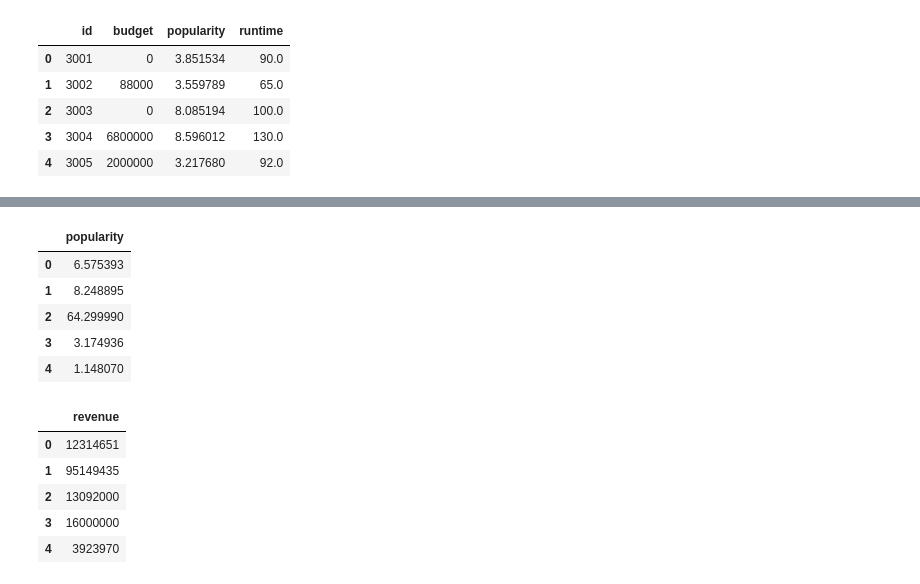
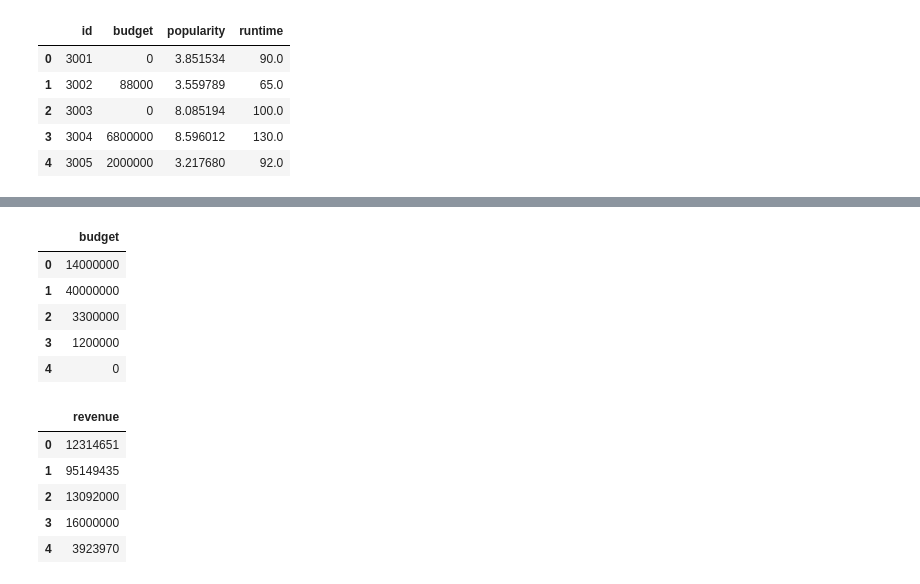
Before and after one commit to wagaojr/TrabalhoFinal-LingProg21.2, a Jupyter notebook: main.ipynb, the cells around one changed output, grey strips where cells are left out. Saved outputs shown, nothing was run; the diff lists cells and outputs as text; code cells hidden in the pictures.

```diff
--- a/main.ipynb
+++ b/main.ipynb
@@ -62,15 +71,15 @@ from sklearn.model_selection import train_test_split
 from sklearn.linear_model import LinearRegression
 from sklearn.metrics import mean_squared_error, mean_absolute_error, r2_score
 # %%
-x = treino_num.drop(columns=['id','budget','runtime','revenue'])
+x = treino_num.drop(columns=['id','popularity','runtime','revenue'])
 x.head()
 # %% [output]
-|  | popularity |
-| 0 | 6.575393 |
-| 1 | 8.248895 |
-| 2 | 64.299990 |
-| 3 | 3.174936 |
-| 4 | 1.148070 |
+|  | budget |
+| 0 | 14000000 |
+| 1 | 40000000 |
+| 2 | 3300000 |
+| 3 | 1200000 |
+| 4 | 0 |
 # %%
 y = treino_num.drop(columns=['id','budget','popularity','runtime'])
 y.head()
```
Also changed, not shown: parts of 8 cells of this notebook.
